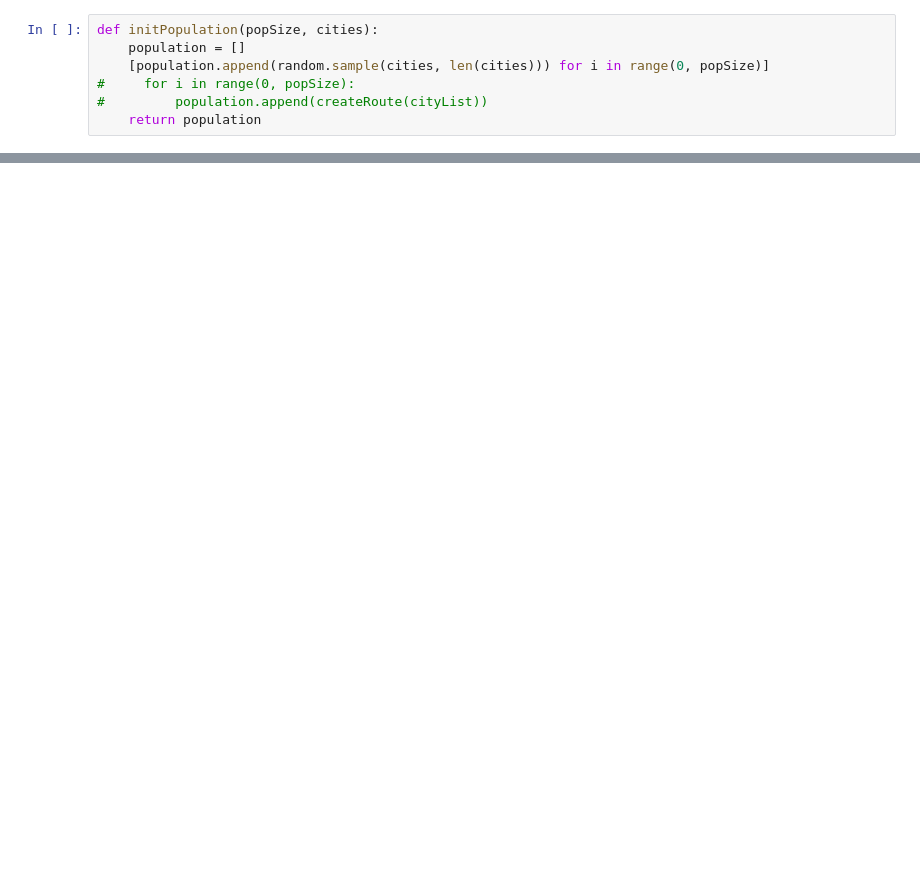
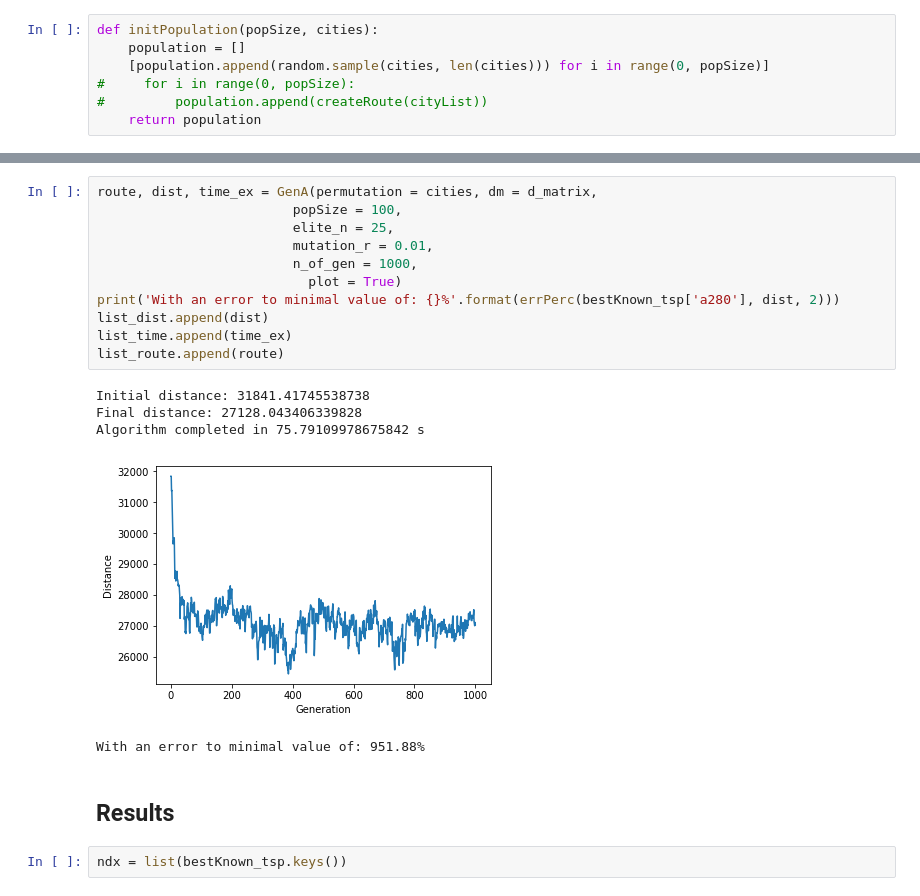
Before and after one commit to DBertazioli/Ant-Q-KGA, a Jupyter notebook: genomic/extended_try.ipynb, the cells around one changed output, grey strips where cells are left out. Saved outputs shown, nothing was run; the diff lists cells and outputs as text; blank space fills up the shorter version.

```diff
--- a/genomic/extended_try.ipynb
+++ b/genomic/extended_try.ipynb
@@ -169,0 +280,21 @@ Solution is 109.68668116629863 of optimum
+# %%
+route, dist, time_ex = GenA(permutation = cities, dm = d_matrix,
+                         popSize = 100,
+                         elite_n = 25,
+                         mutation_r = 0.01,
+                         n_of_gen = 1000,
+                           plot = True)
+print('With an error to minimal value of: {}%'.format(errPerc(bestKnown_tsp['a280'], dist, 2)))
+list_dist.append(dist)
+list_time.append(time_ex)
+list_route.append(route)
+# %% [output]
+Initial distance: 31841.41745538738
+Final distance: 27128.043406339828
+Algorithm completed in 75.79109978675842 s
+[figure, added]
+With an error to minimal value of: 951.88%
+# %% [markdown]
+## Results
+# %%
+ndx = list(bestKnown_tsp.keys())
```
Also changed, not shown: parts of 26 cells of this notebook.
